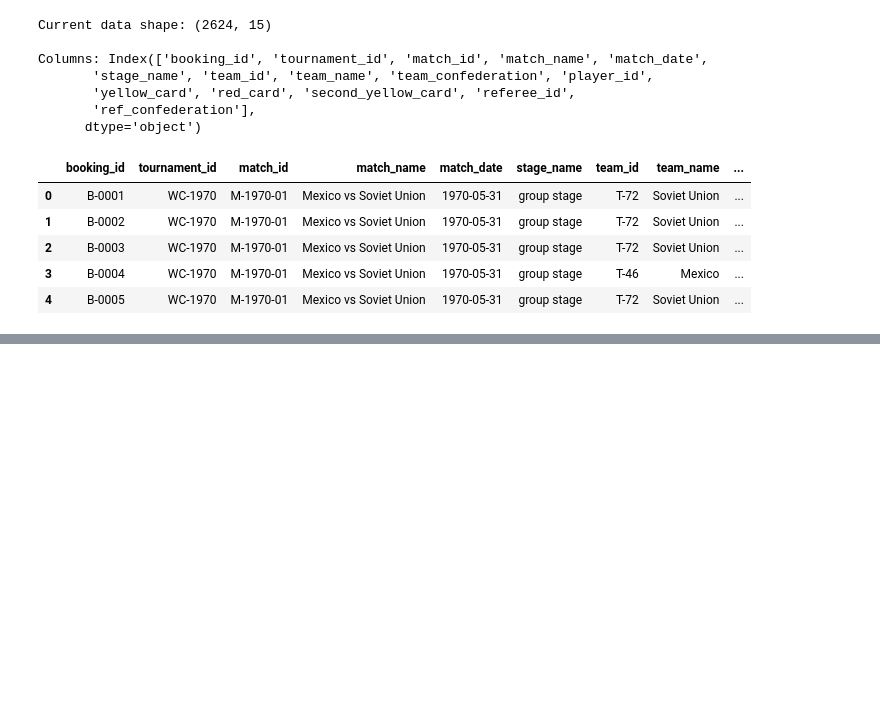
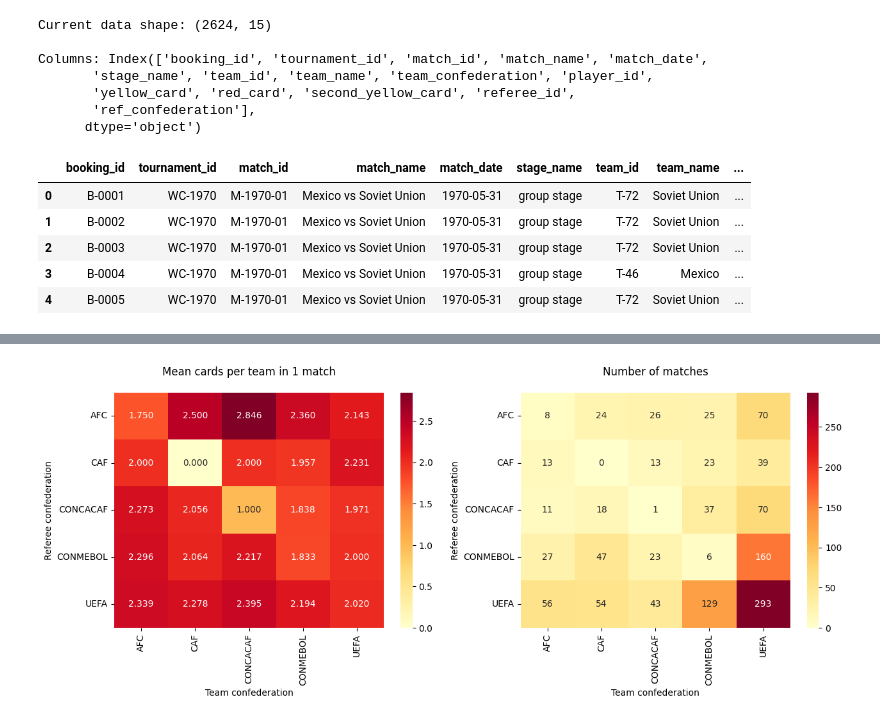
Before and after one commit to khuenlm/the-12th-man, a Jupyter notebook: notebooks/bookings_eda.ipynb, the cells around one changed output, grey strips where cells are left out. Drawn from its saved outputs; the diff is of its cells as text; code cells hidden in the pictures; blank space fills up the shorter version.

Commit message:
bookings eda n update matches

```diff
--- a/notebooks/bookings_eda.ipynb
+++ b/notebooks/bookings_eda.ipynb
@@ -158,0 +247,16 @@ df.groupby(["yellow_card", "red_card", "second_yellow_card"]).size().reset_index
+# %%
+# count number of matches played by teams from each confederation officated by refs from each confederation
+
+df_match_count = pd.crosstab(
+    index = df_team_match_booking["ref_confederation"],
+    columns = df_team_match_booking["team_confederation"],
+    values = df_team_match_booking["yellow_card"],
+    aggfunc = "count"
+)
+df_match_count = df_match_count.fillna(0)
+df_match_count = df_match_count.reset_index()
+print(df_match_count)
+df_match_count = df_match_count[df_match_count["ref_confederation"] != "OFC"]
+df_match_count = df_match_count.drop(columns = "OFC")
+df_match_count.columns = ["ref_confederation", "AFC", "CAF", "CONCACAF", "CONMEBOL", "UEFA"]
+df_match_count
@@ -158,0 +285,32 @@ df.groupby(["yellow_card", "red_card", "second_yellow_card"]).size().reset_index
+# %%
+# visualization 1: heatmap of number of cards given to each confederation per match
+# by ref from each confederation
+
+# visualization 2: heatmap of number of matches played by each confederation
+# officiated by ref from each confederation
+
+fig, ax = plt.subplots(1, 2, figsize = (13, 5.5))
+
+sns.heatmap(df_ref_team_match[["AFC", "CAF", "CONCACAF", "CONMEBOL", "UEFA"]],
+            annot = True,
+            cmap = 'YlOrRd',
+            fmt=".3f",
+            ax = ax[0])
+sns.heatmap(df_match_count[["AFC", "CAF", "CONCACAF", "CONMEBOL", "UEFA"]],
+            annot = True,
+            cmap = 'YlOrRd',
+            fmt=".0f",
+            ax = ax[1])
+ax[0].set_yticklabels(["AFC", "CAF", "CONCACAF", "CONMEBOL", "UEFA"], rotation = 0)
+ax[1].set_yticklabels(["AFC", "CAF", "CONCACAF", "CONMEBOL", "UEFA"], rotation = 0)
+ax[0].set_title("Mean cards per team in 1 match", y = 1.05)
+ax[1].set_title("Number of matches", y = 1.05)
+ax[0].set_xlabel("Team confederation")
+ax[1].set_xlabel("Team confederation")
+ax[0].set_ylabel("Referee confederation")
+ax[1].set_ylabel("Referee confederation")
+
+plt.tight_layout()
+plt.savefig("../results/heatmap_ref_team.png")
+# %% [output]
+[figure, added]
```
Also changed, not shown: parts of 24 cells of this notebook, 1 other file.
